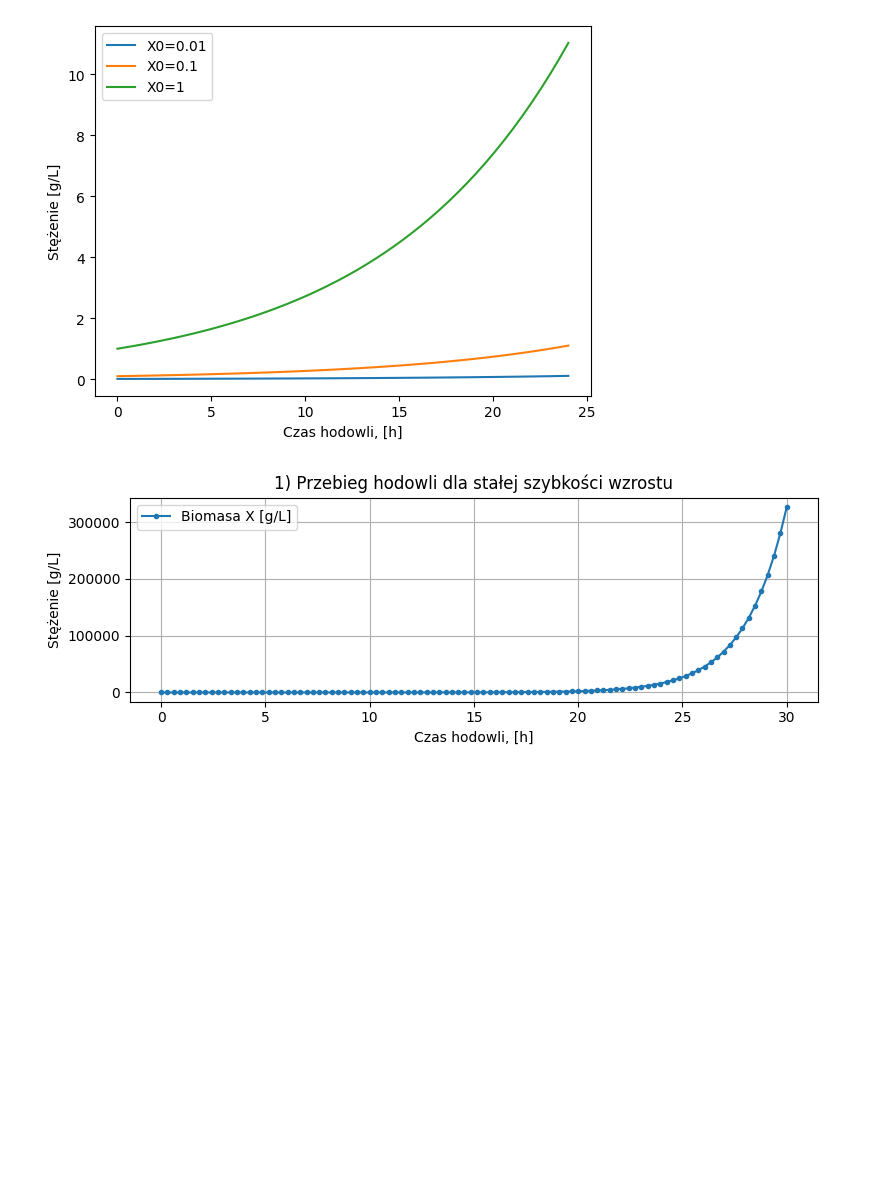
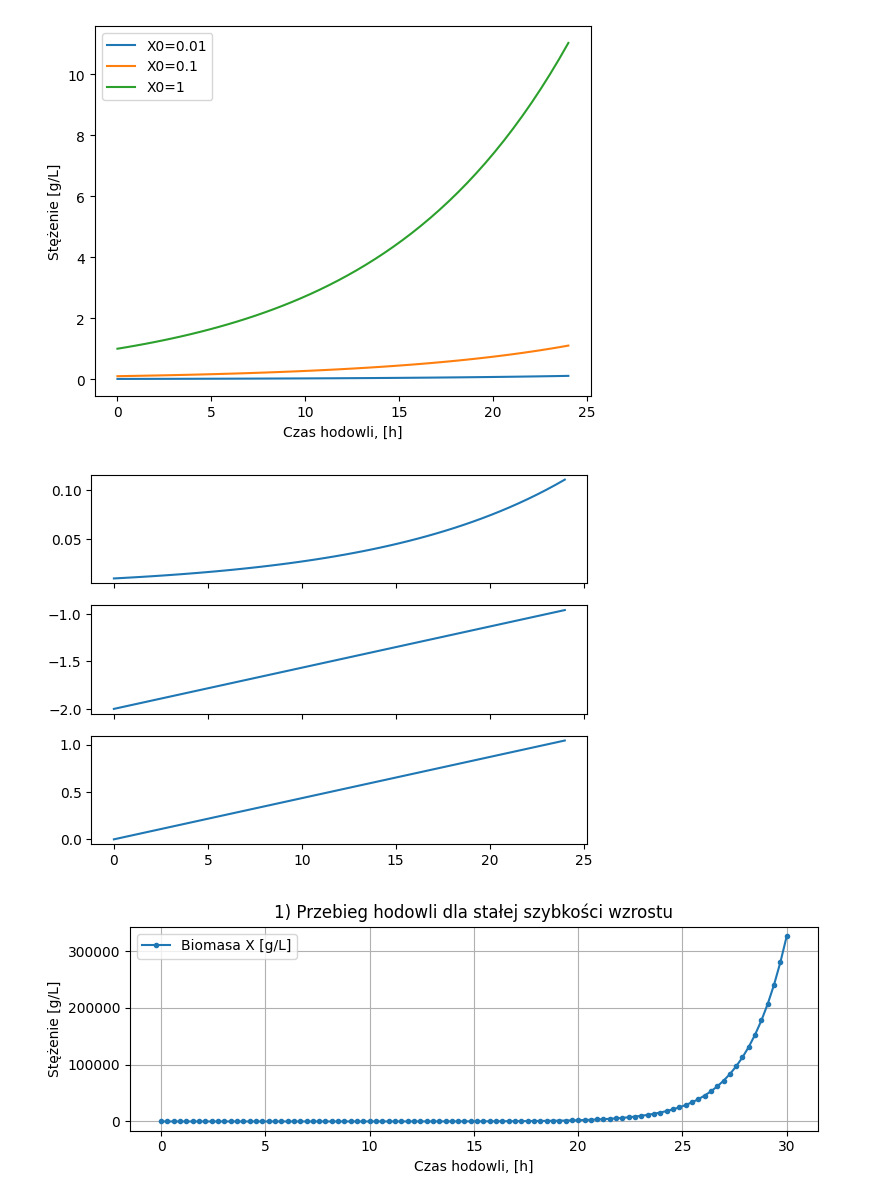
Before and after one commit to sbednarz/ModelowanieProcesowBiotechnologicznych2026, a Jupyter notebook: kinetyka_bioprocesów/02 modele wzrostu podstawy.ipynb, the cells around one changed output. Cells and saved outputs as stored; diff of their text form; code cells hidden in the pictures; blank space fills up the shorter version.

```diff
--- a/kinetyka_bioprocesów/02 modele wzrostu podstawy.ipynb
+++ b/kinetyka_bioprocesów/02 modele wzrostu podstawy.ipynb
@@ -402,6 +402,18 @@ plt.ylabel("Stężenie [g/L]")
 # %% [output]
 Text(0, 0.5, 'Stężenie [g/L]')
 [figure]
+# %%
+X0 = 0.01
+t1,X1,td1 = symulacja_wzrost_exp(mu0=0.1, X0=X0, t_start=0, t_end=24)
+
+
+fig, axs = plt.subplots(3, 1, sharex=True)
+axs[0].plot(t1, X1)
+axs[1].plot(t1, np.log10(X1))
+axs[2].plot(t1, np.log10(X1/X0))
+plt.show()
+# %% [output]
+[figure, added]
 # %%
 import numpy as np
 import matplotlib.pyplot as plt
```
Also changed, not shown: parts of 1 cell of this notebook.
